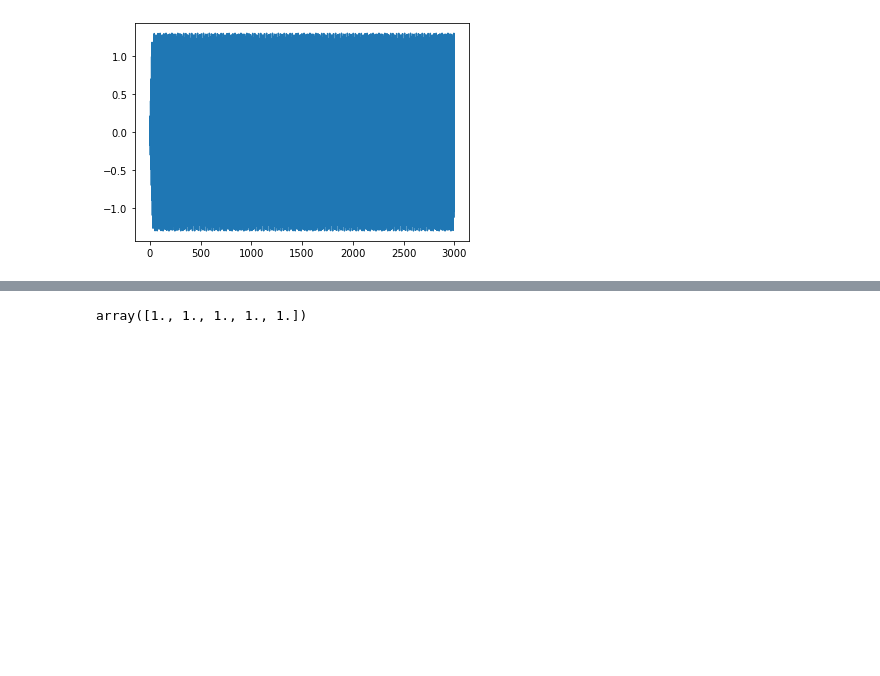
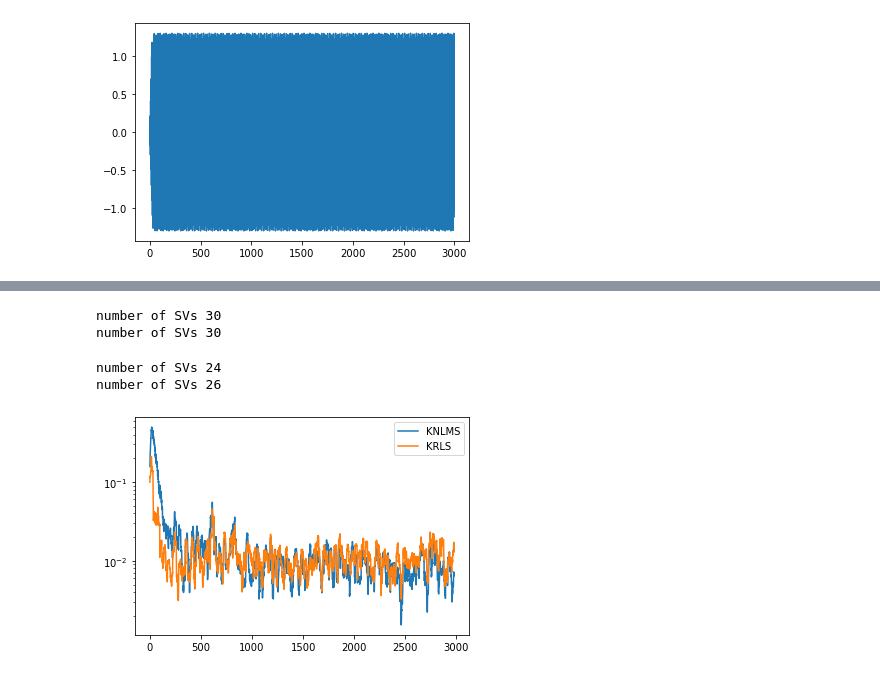
Before and after one commit to cjfelixx/machine-learning-graduate-research, a Jupyter notebook: KernelLeastSquares/kernelLeastSquares.ipynb, the cells around one changed output, grey strips where cells are left out. Drawn from its saved outputs; the diff is of its cells as text; code cells hidden in the pictures; blank space fills up the shorter version.

```diff
--- a/KernelLeastSquares/kernelLeastSquares.ipynb
+++ b/KernelLeastSquares/kernelLeastSquares.ipynb
@@ -11,21 +12,23 @@ from knlms import *
 # %%
 num_data = 3000
-num_experiments = 200
+num_experiments = 10
 
 # AWGN
-v = 0.1*np.random.normal(0,1,num_data+2)
+def generate_data(num_data):
+    v = 0.1*np.random.normal(0,1,num_data+2)
 
-# Initial conditions
-d_true =[0.1 , 0.1]
-d = [d_true[0] + v[0], d_true[1] + v[1]]
+    # Initial conditions
+    d_true =[0.1 , 0.1]
+    d = [d_true[0] + v[0], d_true[1] + v[1]]
 
-# Grab new data
-new_d_true = lambda d: d.append((0.8 - 0.5 * np.exp(-(d[-1]**2)))*d[-1] - (0.3 + np.exp(-(d[-1]**2)))*d[-2] + 0.1*np.sin(np.pi*d[-1]))
-for i in range(2,num_data+2):
-    new_d_true(d_true)
-    d.append(d_true[-1] + v[i])
-d_true = d_true[2::]
-d = d[2::]
+    # Grab new data
+    new_d_true = lambda d: d.append((0.8 - 0.5 * np.exp(-(d[-1]**2)))*d[-1] - (0.3 + np.exp(-(d[-1]**2)))*d[-2] + 0.1*np.sin(np.pi*d[-1]))
+    for i in range(2,num_data+2):
+        new_d_true(d_true)
+        d.append(d_true[-1] + v[i])
+    d_true = d_true[2::]
+    d = d[2::]
+    return d,d_true
 # %%
 plt.plot(range(len(d_true)),d_true)
 # %% [output]
@@ -139,7 +41,0 @@ dictionary = np.matrix(u)
-# %%
-# err = np.array([])
-err = np.append(err,1)
-# err = np.r_[err,1]
-err.T
-# %% [output]
-array([1., 1., 1., 1., 1.])
@@ -146,2 +55,15 @@ array([1., 1., 1., 1., 1.])
+# %%
+for i in range(len(num_experiments)):
+    print('experiment',i)
+    d,d_true = generate_data(num_data)
+    mse_KNLMS = KNLMS(d,d_true,kernel,step_size,reg_coeff,0.5)
+    mse_KRLS = KRLS(d,d_true,kernel,0.6)
+# %% [output]
+number of SVs 30
+number of SVs 30
 # %%
-# KNLMS(d,d_true,kernel,step_size,reg_coeff,threshold)
+mse_KNLMS = KNLMS(d,d_true,kernel,step_size,reg_coeff,0.5)
+mse_KRLS = KRLS(d,d_true,kernel,0.6)
+# %% [output]
+number of SVs 24
+number of SVs 26
@@ -158,0 +70,7 @@ array([1., 1., 1., 1., 1.])
+# %%
+plt.semilogy(range(len(mse_KNLMS)),mse_KNLMS, label='KNLMS')
+plt.semilogy(range(len(mse_KRLS)),mse_KRLS, label='KRLS')
+plt.legend()
+plt.show()
+# %% [output]
+[figure, added]
```
Also changed, not shown: parts of 6 cells of this notebook, 2 other files.
